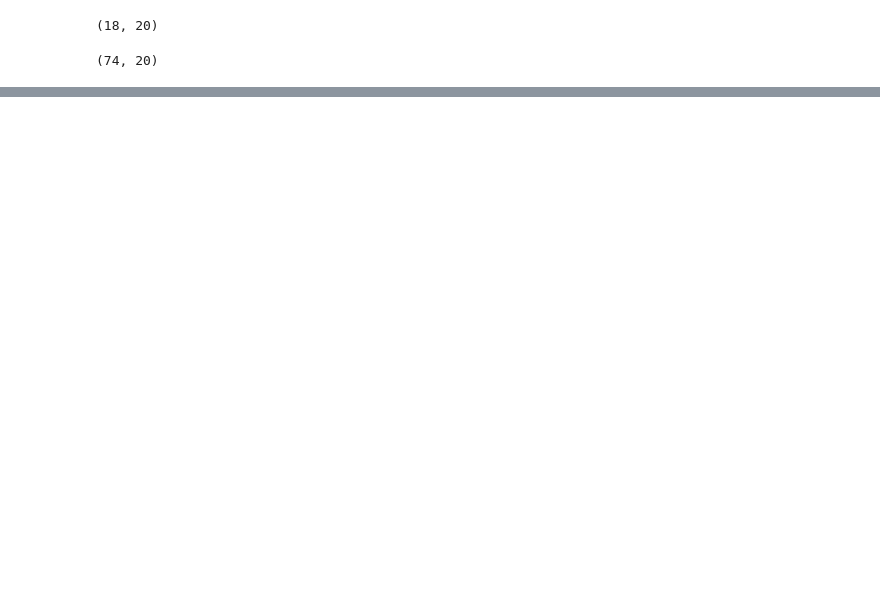
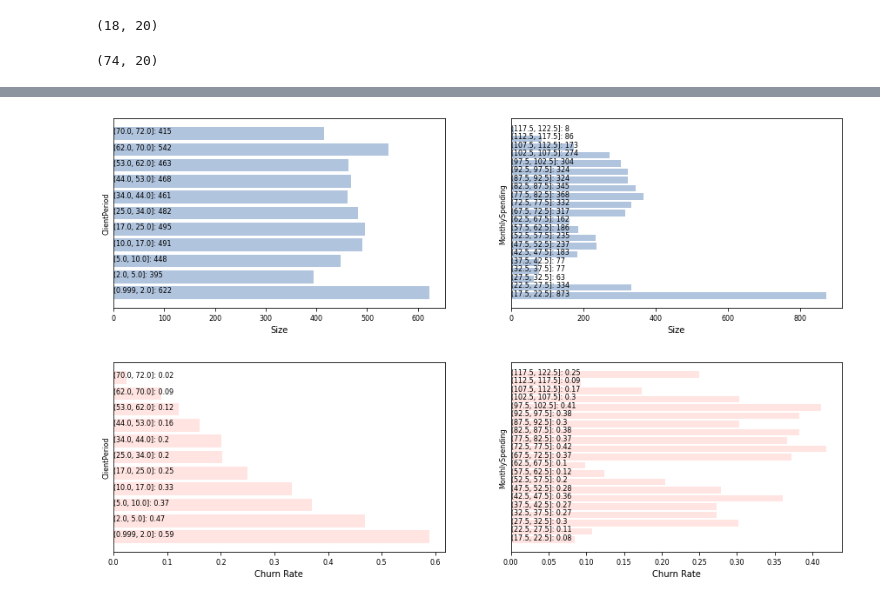
Before and after one commit to MitrofanovDmitry/study, a Jupyter notebook: practice/60 customer churn (dls)/5.ipynb, the cells around one changed output, grey strips where cells are left out. Saved outputs shown, nothing was run; the diff lists cells and outputs as text; code cells hidden in the pictures; blank space fills up the shorter version.

```diff
--- a/practice/60 customer churn (dls)/5.ipynb
+++ b/practice/60 customer churn (dls)/5.ipynb
@@ -186,0 +236,17 @@ train_data[(train_data['TotalSpent'] > 5679.4) & (train_data['Churn'] == 1)].sha
+# %%
+# Distribution of numeric variables (cut into bins)
+# Their correlation with the target
+
+data = train_data.copy()
+# x.mean(), x.median(), stats.mode(x)[0][0]
+replace = lambda x: x.replace(0, x.median())
+data['MonthlySpending'] = pd.cut(data['MonthlySpending'], bins=np.arange(17.5,125,5))
+data['ClientPeriod'] = data.groupby('HasContractPhone')['ClientPeriod'].apply(replace)
+data['ClientPeriod'] = pd.qcut(data['ClientPeriod'], 11)
+
+cols = ['ClientPeriod','MonthlySpending']
+show_cat_report(data, cols, n_cols=2, figsize=(15,4))
+show_cat_report(data, cols, n_cols=2, figsize=(15,4), target='Churn')
+# %% [output]
+[figure, added]
+[figure, added]
```
Also changed, not shown: parts of 10 cells of this notebook.
